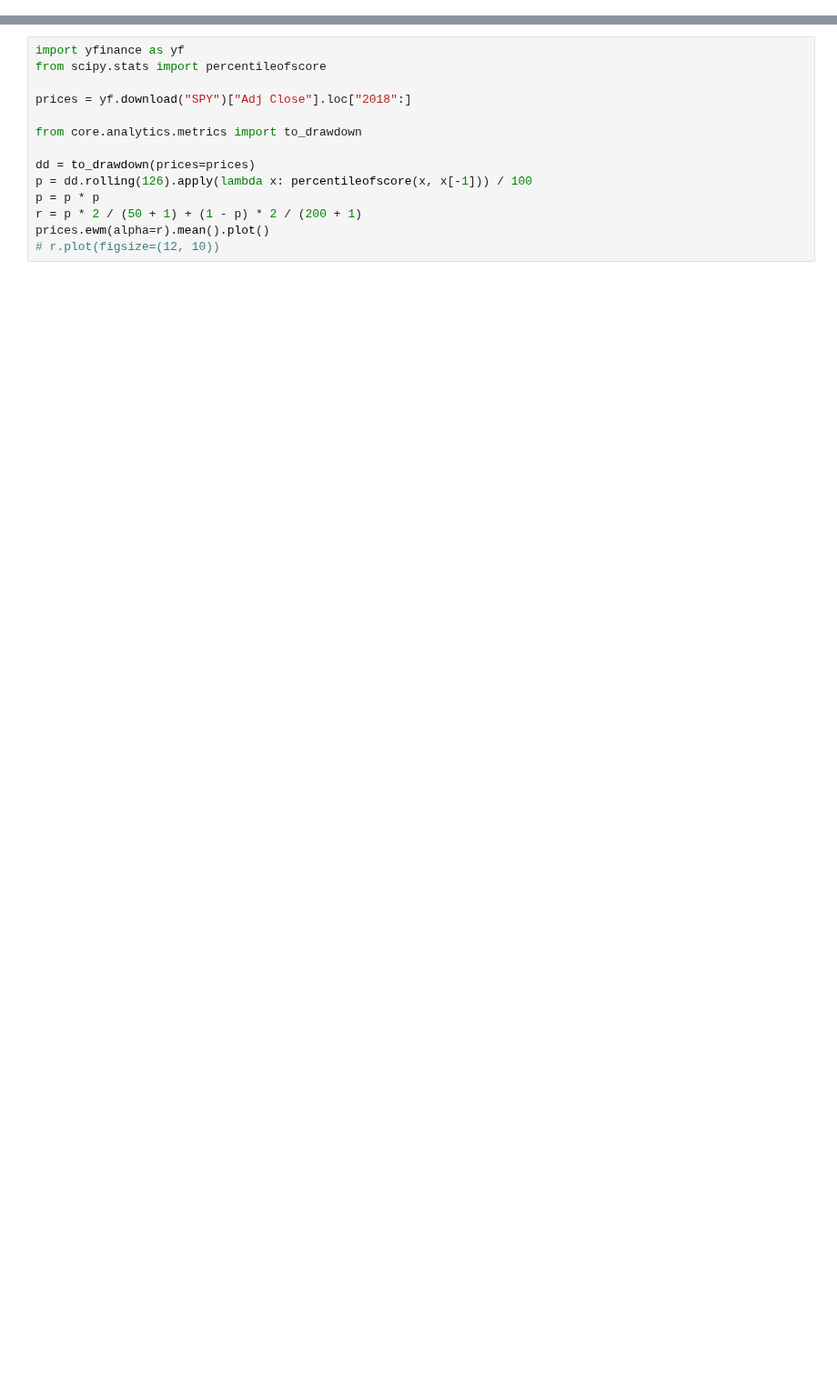
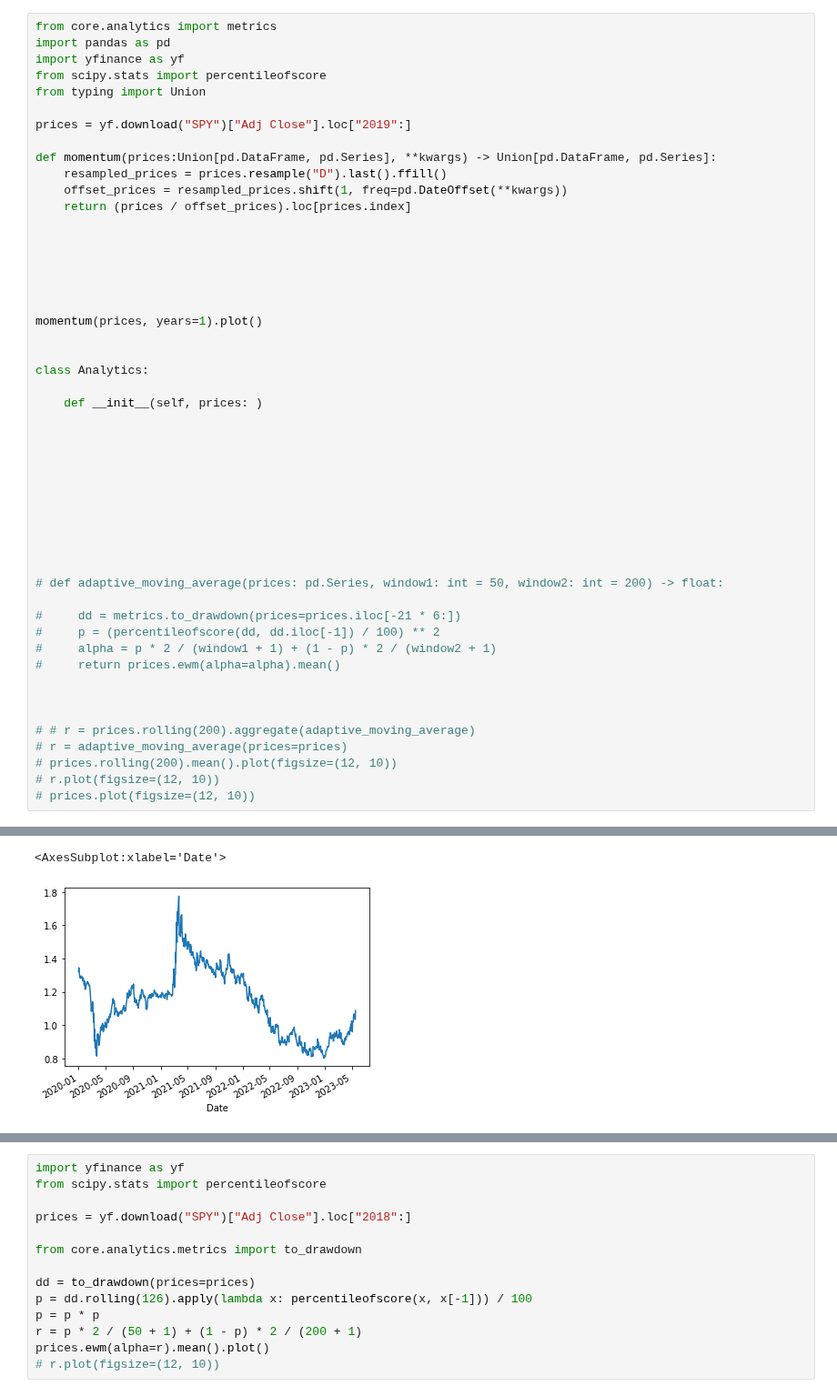
Before and after one commit to HTF1125/RobertLab, a Jupyter notebook: src/test.ipynb, the cells around one changed output, grey strips where cells are left out. Shown at 91% size. Drawn from its saved outputs; the diff is of its cells as text; blank space fills up the shorter version.

```diff
--- a/src/test.ipynb
+++ b/src/test.ipynb
@@ -25,0 +39,50 @@ create_all()
+# %%
+from core.analytics import metrics
+import pandas as pd
+import yfinance as yf
+from scipy.stats import percentileofscore
+from typing import Union
+
+prices = yf.download("SPY")["Adj Close"].loc["2019":]
+
+def momentum(prices:Union[pd.DataFrame, pd.Series], **kwargs) -> Union[pd.DataFrame, pd.Series]:
+    resampled_prices = prices.resample("D").last().ffill()
+    offset_prices = resampled_prices.shift(1, freq=pd.DateOffset(**kwargs))
+    return (prices / offset_prices).loc[prices.index]
+
+
+
+
+
+
+momentum(prices, years=1).plot()
+
+
+class Analytics:
+
+    def __init__(self, prices: )
+
+
+
+
+
+
+
+
+
+
+# def adaptive_moving_average(prices: pd.Series, window1: int = 50, window2: int = 200) -> float:
+
+#     dd = metrics.to_drawdown(prices=prices.iloc[-21 * 6:])
+#     p = (percentileofscore(dd, dd.iloc[-1]) / 100) ** 2
+#     alpha = p * 2 / (window1 + 1) + (1 - p) * 2 / (window2 + 1)
+#     return prices.ewm(alpha=alpha).mean()
+
+
+
+# # r = prices.rolling(200).aggregate(adaptive_moving_average)
+# r = adaptive_moving_average(prices=prices)
+# prices.rolling(200).mean().plot(figsize=(12, 10))
+# r.plot(figsize=(12, 10))
+# prices.plot(figsize=(12, 10))
+# %% [output]
@@ -25,0 +90,2 @@ create_all()
+<AxesSubplot:xlabel='Date'>
+[figure, added]
```
Also changed, not shown: parts of 9 cells of this notebook, 10 other files.
